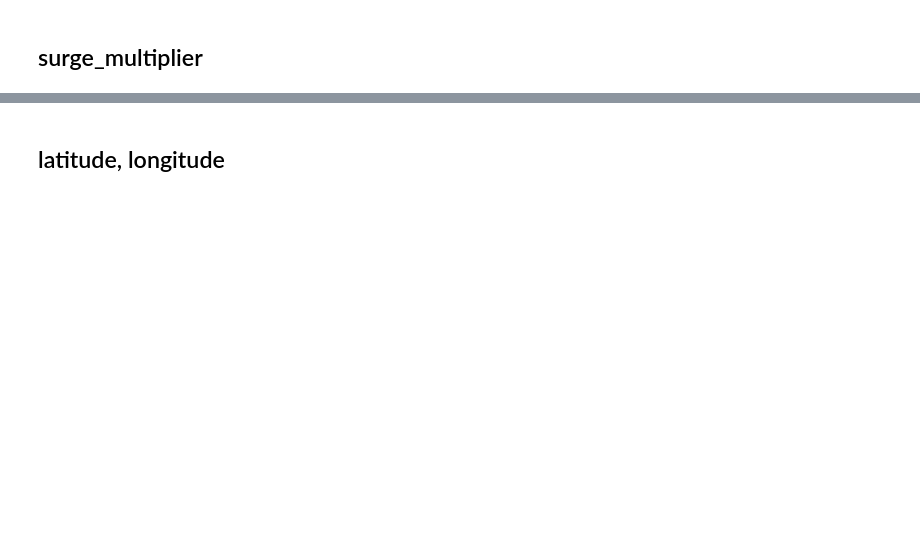
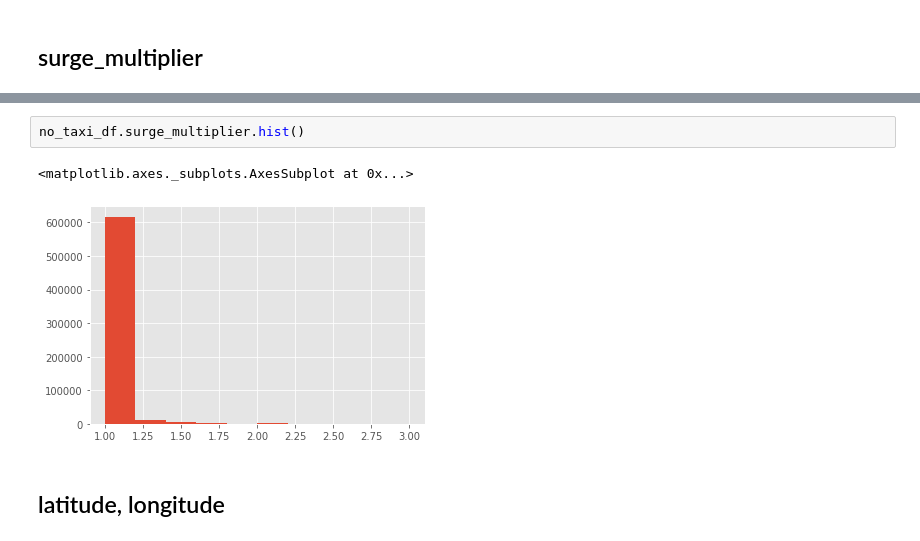
Before and after one commit to pawoody/Rideshare_Analysis, a Jupyter notebook: Boston_Rideshare_NB.ipynb, the cells around one changed output, grey strips where cells are left out. Cells and saved outputs as stored; diff of their text form; blank space fills up the shorter version.

```diff
--- a/Boston_Rideshare_NB.ipynb
+++ b/Boston_Rideshare_NB.ipynb
@@ -238,3 +389,8 @@ df.surge_multiplier.value_counts()
+# %%
+no_taxi_df.surge_multiplier.hist()
+# %% [output]
+<matplotlib.axes._subplots.AxesSubplot at 0x...>
+[figure, added]
 # %% [markdown]
 ## latitude, longitude
 # %%
```
Also changed, not shown: parts of 76 cells of this notebook.
